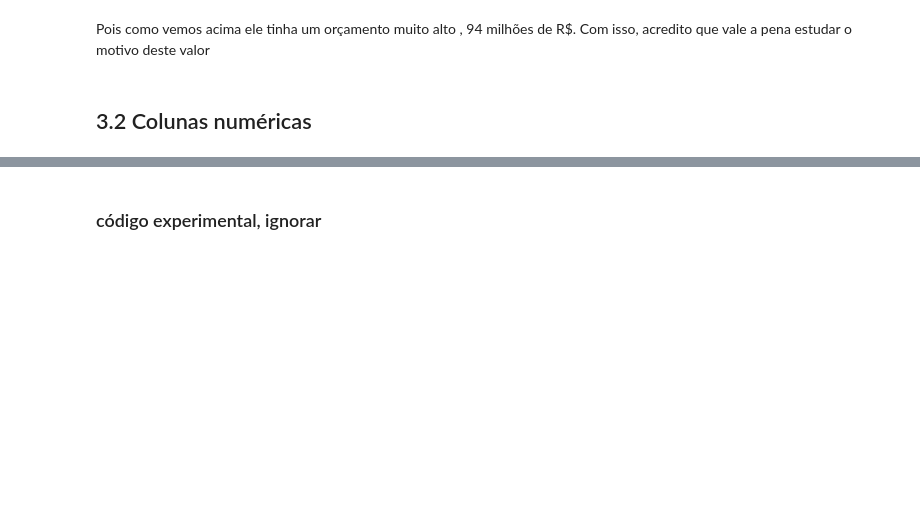
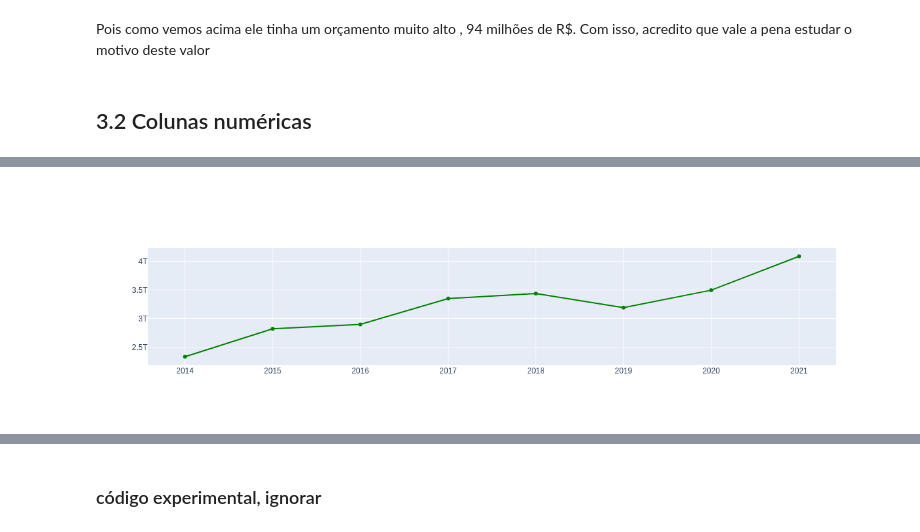
Before and after one commit to PanGeia-Study-Group/Analise_orcamento, a Jupyter notebook: codigo/2_sanity/sanity_2.ipynb, the cells around one changed output, grey strips where cells are left out. Cells and saved outputs as stored; diff of their text form; code cells hidden in the pictures; blank space fills up the shorter version.

```diff
--- a/codigo/2_sanity/sanity_2.ipynb
+++ b/codigo/2_sanity/sanity_2.ipynb
@@ -287,0 +292,2 @@ Pois como vemos acima ele tinha um orçamento muito alto , 94 milhões de R$. Co
+# %%
+acumulado_orcamento_anos = df.groupby('exercicios').sum()
@@ -287,0 +309,9 @@ Pois como vemos acima ele tinha um orçamento muito alto , 94 milhões de R$. Co
+# %%
+import plotly.graph_objects as go
+
+
+fig = go.Figure([go.Scatter(x=acumulado_orcamento_anos.index
+                            , y=acumulado_orcamento_anos.orcamento_inicial,marker = {'color' : 'green'})])
+fig.show()
+# %% [output]
+[figure, added]
```
Also changed, not shown: parts of 17 cells of this notebook.
